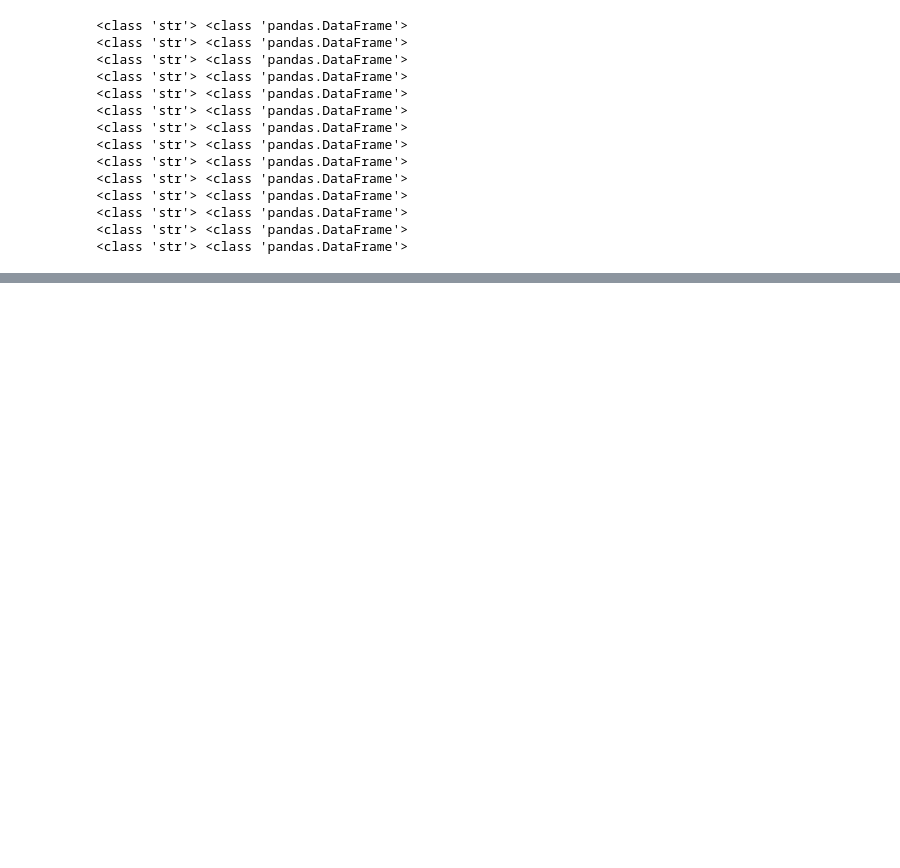
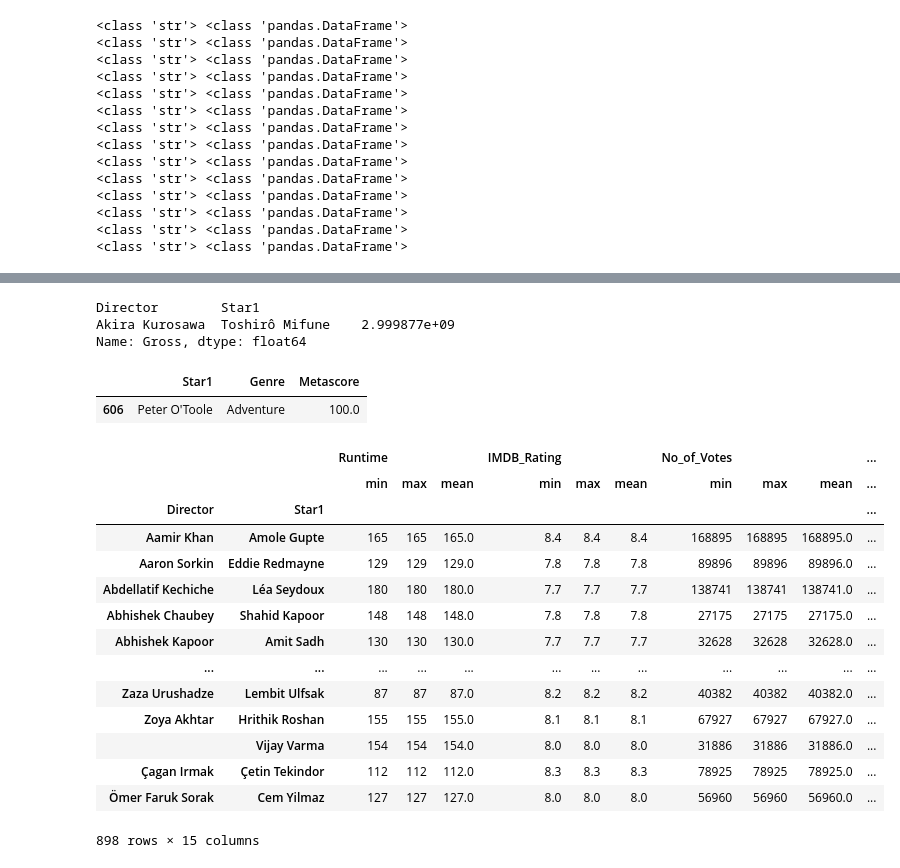
Before and after one commit to aayushmanz/Python-for-ML, a Jupyter notebook: Pandas in Python/DataFrames in Pandas/GroupBy in DataFrames Part - 2.ipynb, the cells around one changed output, grey strips where cells are left out. Cells and saved outputs as stored; diff of their text form; code cells hidden in the pictures; blank space fills up the shorter version.

```diff
--- a/Pandas in Python/DataFrames in Pandas/GroupBy in DataFrames Part - 2.ipynb
+++ b/Pandas in Python/DataFrames in Pandas/GroupBy in DataFrames Part - 2.ipynb
@@ -104,0 +250,7 @@ for group,data in genres :
+# %%
+# groupby on mutilple cols
+duo = movies.groupby(['Director', 'Star1'])
+# size
+duo.size()
+# get_group
+duo.get_group(('Aamir Khan', 'Amole Gupte'))
@@ -104,0 +260,33 @@ for group,data in genres :
+# %%
+# find the most earing actor -> dirctor combo
+duo['Gross'].sum().sort_values(ascending=False).head(1)
+# %% [output]
+Director        Star1
+Akira Kurosawa  Toshirô Mifune    2.999877e+09
+Name: Gross, dtype: float64
+# %%
+# find teh best ( in - term of metascore(avg)) actor -> genre combo
+movies.groupby(['Star1', 'Genre'])['Metascore'].mean().reset_index().sort_values('Metascore', ascending=False).head(1)
+# %% [output]
+|  | Star1 | Genre | Metascore |
+| 606 | Peter O'Toole | Adventure | 100.0 |
+# %%
+# agg multple groupby
+
+duo[['Runtime', 'IMDB_Rating', 'No_of_Votes', 'Gross', 'Metascore']].agg(['min', 'max', 'mean'])
+# %% [output]
+|  |  | Runtime |  |  | IMDB_Rating |  |  | No_of_Votes |  |  | ... |
+|  |  | min | max | mean | min | max | mean | min | max | mean | ... |
+| Director | Star1 |  |  |  |  |  |  |  |  |  | ... |
+| Aamir Khan | Amole Gupte | 165 | 165 | 165.0 | 8.4 | 8.4 | 8.4 | 168895 | 168895 | 168895.0 | ... |
+| Aaron Sorkin | Eddie Redmayne | 129 | 129 | 129.0 | 7.8 | 7.8 | 7.8 | 89896 | 89896 | 89896.0 | ... |
+| Abdellatif Kechiche | Léa Seydoux | 180 | 180 | 180.0 | 7.7 | 7.7 | 7.7 | 138741 | 138741 | 138741.0 | ... |
+| Abhishek Chaubey | Shahid Kapoor | 148 | 148 | 148.0 | 7.8 | 7.8 | 7.8 | 27175 | 27175 | 27175.0 | ... |
+| Abhishek Kapoor | Amit Sadh | 130 | 130 | 130.0 | 7.7 | 7.7 | 7.7 | 32628 | 32628 | 32628.0 | ... |
+| ... | ... | ... | ... | ... | ... | ... | ... | ... | ... | ... | ... |
+| Zaza Urushadze | Lembit Ulfsak | 87 | 87 | 87.0 | 8.2 | 8.2 | 8.2 | 40382 | 40382 | 40382.0 | ... |
+| Zoya Akhtar | Hrithik Roshan | 155 | 155 | 155.0 | 8.1 | 8.1 | 8.1 | 67927 | 67927 | 67927.0 | ... |
+|  | Vijay Varma | 154 | 154 | 154.0 | 8.0 | 8.0 | 8.0 | 31886 | 31886 | 31886.0 | ... |
+| Çagan Irmak | Çetin Tekindor | 112 | 112 | 112.0 | 8.3 | 8.3 | 8.3 | 78925 | 78925 | 78925.0 | ... |
+| Ömer Faruk Sorak | Cem Yilmaz | 127 | 127 | 127.0 | 8.0 | 8.0 | 8.0 | 56960 | 56960 | 56960.0 | ... |
+898 rows × 15 columns
```
Also changed, not shown: parts of 8 cells of this notebook.
